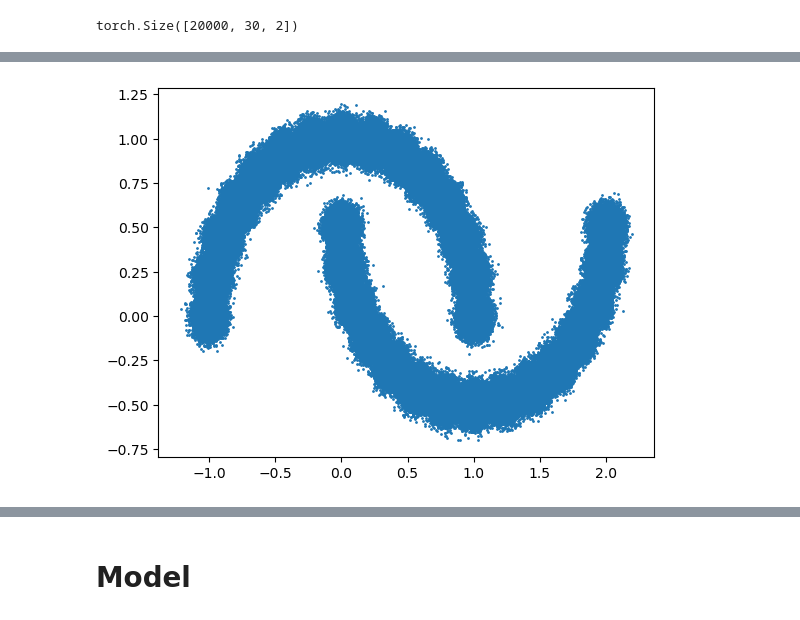
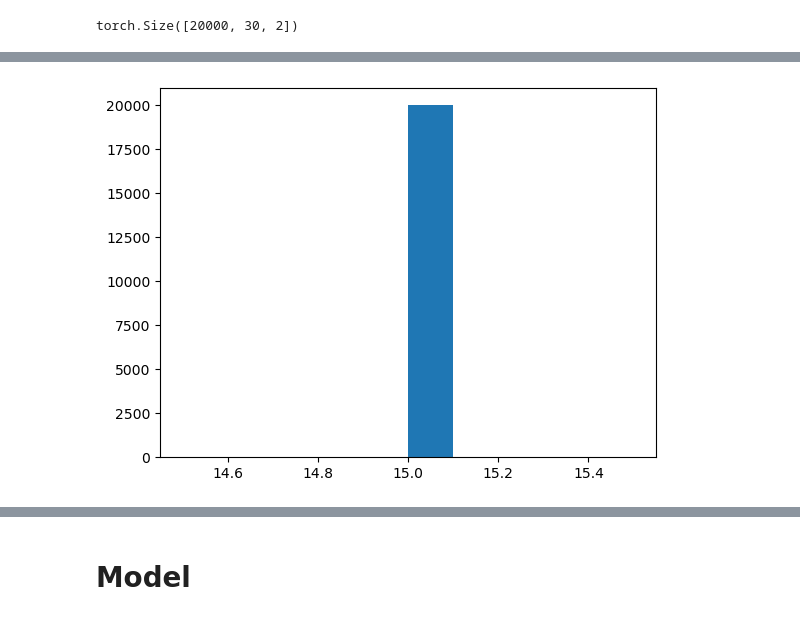
Before and after one commit to smsharma/jet-setting, a Jupyter notebook: notebooks/02_two_moons.ipynb, the cells around one changed output, grey strips where cells are left out. Cells and saved outputs as stored; diff of their text form; code cells hidden in the pictures.

Commit message:
add classification between upper and lower moon

```diff
--- a/notebooks/02_two_moons.ipynb
+++ b/notebooks/02_two_moons.ipynb
@@ -41,5 +41,25 @@ plt.show()
+# %%
+def f_between_moons(x):
+    if (x <=2 and x >= -1):
+        y = 4.16334e-17*x**8 + 0.0777778* x**7 - 0.272222* x**6 - 0.397222*x**5 + 1.67361*x**4 + 0.394444*x**3 - 2.40139*x**2 - 0.075*x + 0.75
+    elif(x>2):
+        y = f_between_moons(2)
+    elif(x<-1):
+        y = f_between_moons(-1)
+    return y
+f_between_moons = np.vectorize(f_between_moons)
+# %%
+def upper_moon(x,y):
+    x = np.array(x)
+    y = np.array(y)
+    return np.where(f_between_moons(x)>y,True,False)
+# %%
+def count_upper_moon(data):
+    up = upper_moon(data[...,0],data[...,1])
+    counts = np.sum(up,axis=-1)
+    return counts
 # %%
-plt.scatter(data[:,:,0],data[:,:,1],s=1)
+plt.hist(count_upper_moon(data))
 plt.show()
 # %% [output]
-[figure, old version]
+[figure, new version]
```
Also changed, not shown: parts of 11 cells of this notebook.
